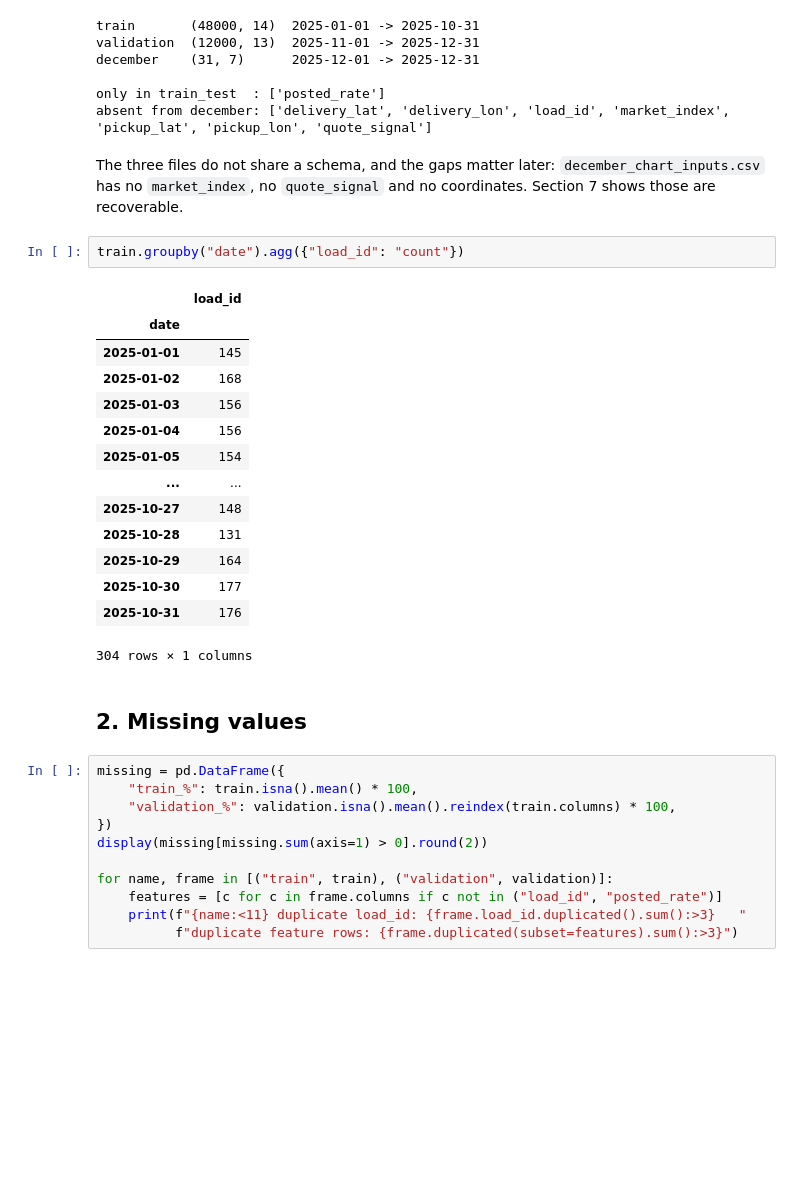
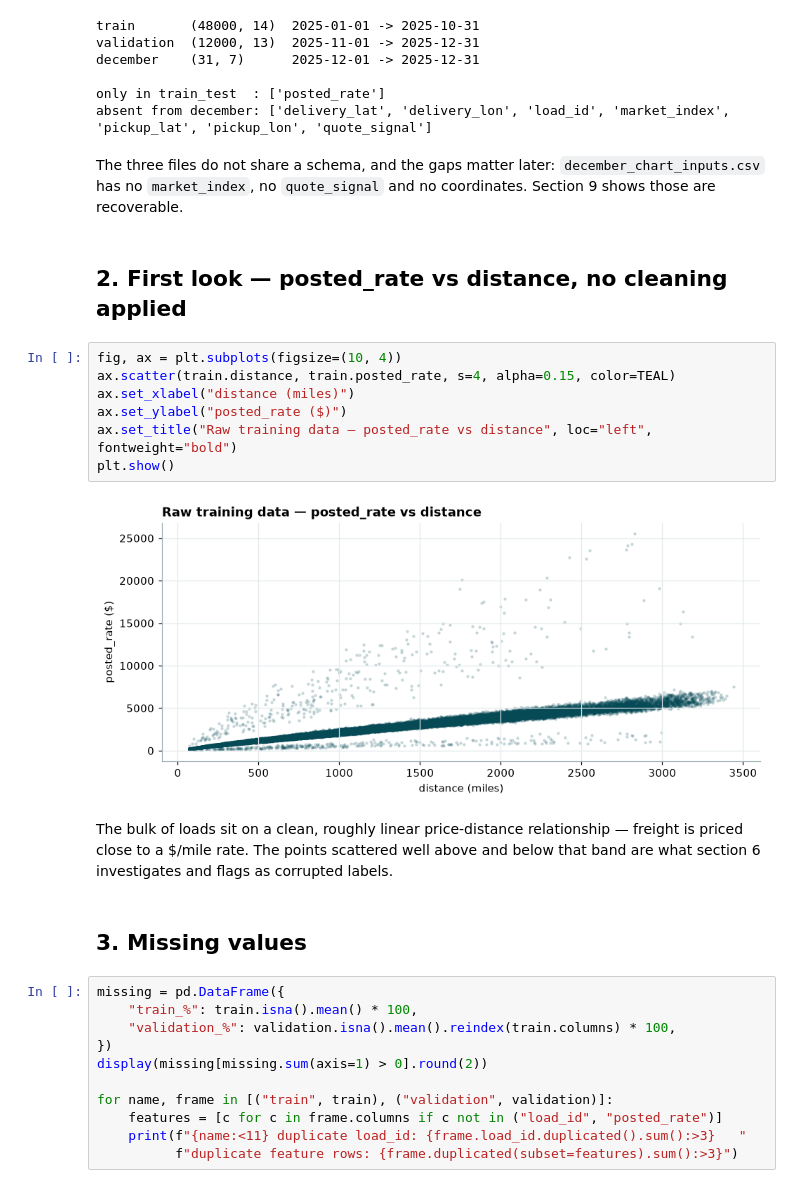
Before and after one commit to ZERO-70/ML_Assessment, a Jupyter notebook: notebooks/01_exploratory_analysis.ipynb, the cells around one changed output. Saved outputs shown, nothing was run; the diff lists cells and outputs as text; blank space fills up the shorter version.

Commit message:
Add raw posted_rate vs distance scatter to the start of the EDA notebook

```diff
--- a/notebooks/01_exploratory_analysis.ipynb
+++ b/notebooks/01_exploratory_analysis.ipynb
@@ -51,26 +51,24 @@ absent from december: ['delivery_lat', 'delivery_lon', 'load_id', 'market_index'
 # %% [markdown]
 The three files do not share a schema, and the gaps matter later:
 `december_chart_inputs.csv` has no `market_index`, no `quote_signal` and no
-coordinates. Section 7 shows those are recoverable.
+coordinates. Section 9 shows those are recoverable.
-# %%
-train.groupby("date").agg({"load_id": "count"})
-# %% [output]
-|  | load_id |
-| date |  |
-| 2025-01-01 | 145 |
-| 2025-01-02 | 168 |
-| 2025-01-03 | 156 |
-| 2025-01-04 | 156 |
-| 2025-01-05 | 154 |
-| ... | ... |
-| 2025-10-27 | 148 |
-| 2025-10-28 | 131 |
-| 2025-10-29 | 164 |
-| 2025-10-30 | 177 |
-| 2025-10-31 | 176 |
-304 rows × 1 columns
+# %% [markdown]
+## 2. First look — posted_rate vs distance, no cleaning applied
+# %%
+fig, ax = plt.subplots(figsize=(10, 4))
+ax.scatter(train.distance, train.posted_rate, s=4, alpha=0.15, color=TEAL)
+ax.set_xlabel("distance (miles)")
+ax.set_ylabel("posted_rate ($)")
+ax.set_title("Raw training data — posted_rate vs distance", loc="left", fontweight="bold")
+plt.show()
+# %% [output]
+[figure, added]
+# %% [markdown]
+The bulk of loads sit on a clean, roughly linear price-distance relationship —
+freight is priced close to a $/mile rate. The points scattered well above and
+below that band are what section 6 investigates and flags as corrupted labels.
 # %% [markdown]
-## 2. Missing values
+## 3. Missing values
 # %%
 missing = pd.DataFrame({
     "train_%": train.isna().mean() * 100,
```
Also changed, not shown: parts of 7 cells of this notebook, 1 other file.
